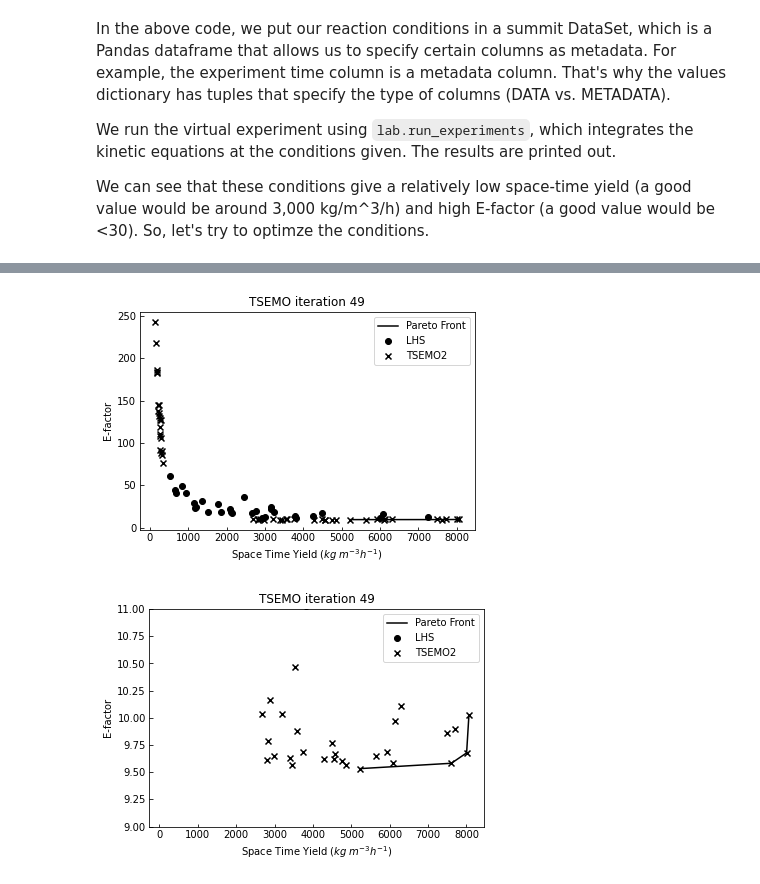
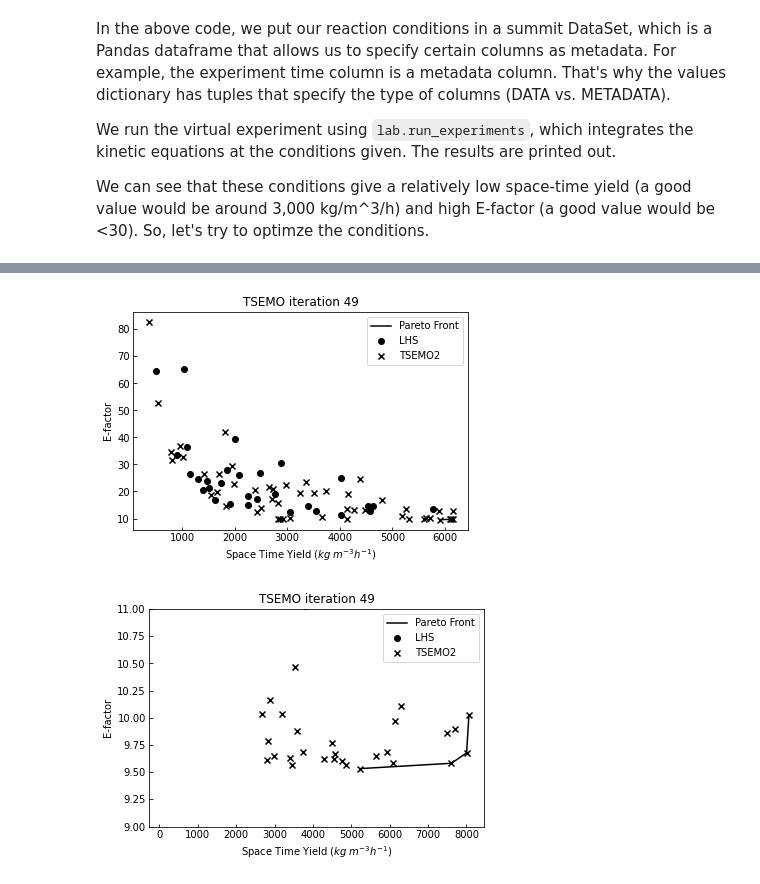
Before and after one commit to sustainable-processes/summit, a Jupyter notebook: docs/snar_benchmark.ipynb, the cells around one changed output, grey strips where cells are left out. Saved outputs shown, nothing was run; the diff lists cells and outputs as text; code cells hidden in the pictures.

```diff
--- a/docs/snar_benchmark.ipynb
+++ b/docs/snar_benchmark.ipynb
@@ -145,35 +147,35 @@ for i in range(50):
     previous_results = lab.data.copy()
     previous_results[('sty', 'DATA')] = np.log(previous_results['sty'])
     previous_results[('e_factor', 'DATA')] = np.log(previous_results['e_factor'])
 
     # Get TSEMO suggestions
-    experiments = tsemo.suggest_experiments(1, previous_results=previous_results)
+    experiments = tsemo.suggest_experiments(1, prev_res=previous_results)
 
     # Run experiments
     results = lab.run_experiments(experiments)
 
     # Update plot every 5 iterations
     if i % 5 == 0:
         clear_output(wait=True) # Clear the previous plot
         fig, ax = lab.pareto_plot()
         ax.set_xlabel(names[0])
         ax.set_ylabel(names[1])
         ax.set_title(f"TSEMO iteration {i}")
         ax.set_yscale('log')
         ax.tick_params(direction='in')
         plt.show(fig)
         print(f"Running TSEMO iterations {i+1} to {i+5}")
 
 # Make final plot
 clear_output(wait=True)
 fig, ax = lab.pareto_plot()
 ax.set_xlabel(names[0])
 ax.set_ylabel(names[1])
 ax.set_title(f"TSEMO iteration {i}")
 ax.tick_params(direction='in')
 plt.show(fig)
 # %% [output]
-[figure, old version]
+[figure, new version]
 # %%
 # Just showing the pareto front
 clear_output(wait=True)
```
Also changed, not shown: parts of 4 cells of this notebook, 42 other files.
